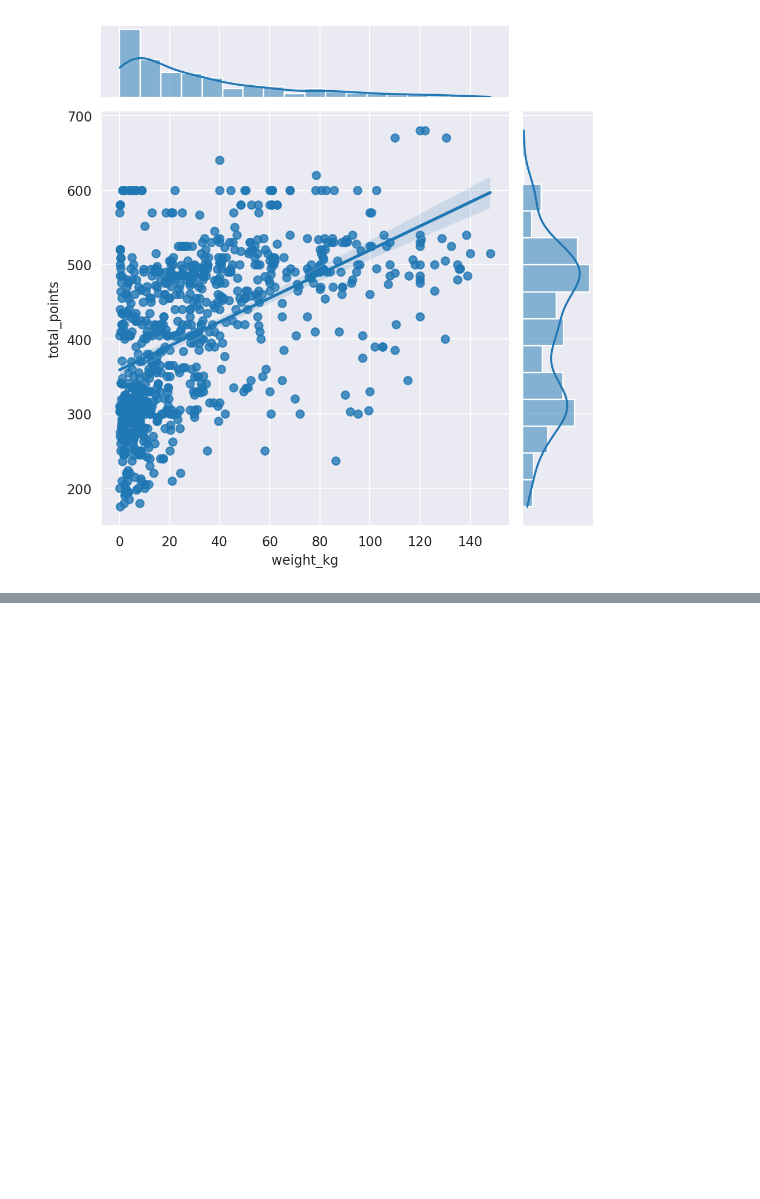
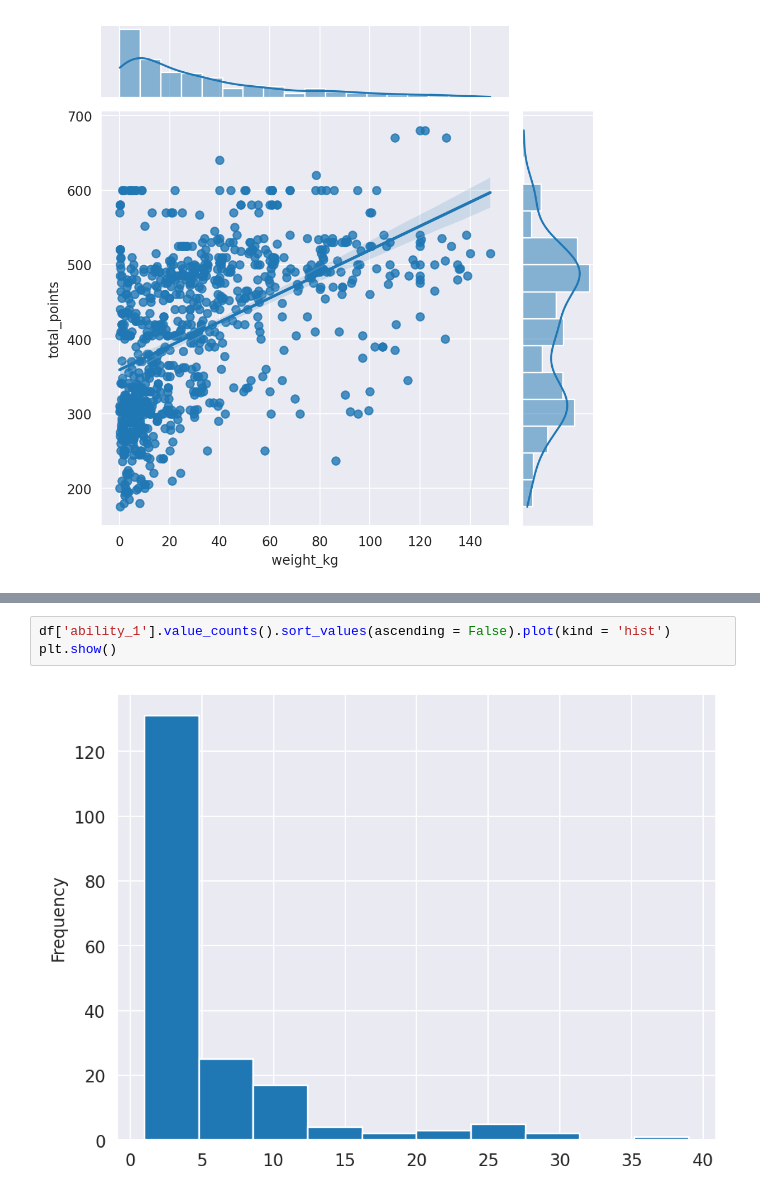
Before and after one commit to JurassicJey/PokemonEDA, a Jupyter notebook: EDA.ipynb, the cells around one changed output, grey strips where cells are left out. Cells and saved outputs as stored; diff of their text form; blank space fills up the shorter version.

```diff
--- a/EDA.ipynb
+++ b/EDA.ipynb
@@ -431,0 +436,5 @@ plt.show()
+# %%
+df['ability_1'].value_counts().sort_values(ascending = False).plot(kind = 'hist')
+plt.show()
+# %% [output]
+[figure, added]
```
Also changed, not shown: parts of 5 cells of this notebook.
